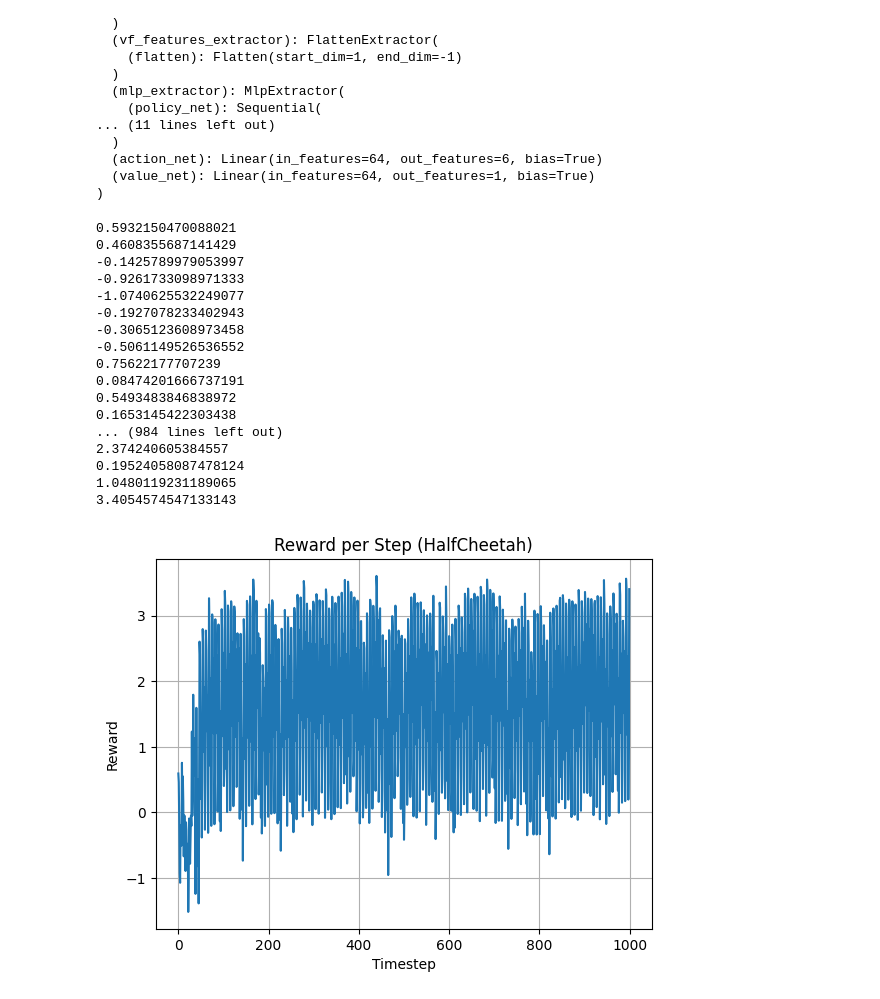
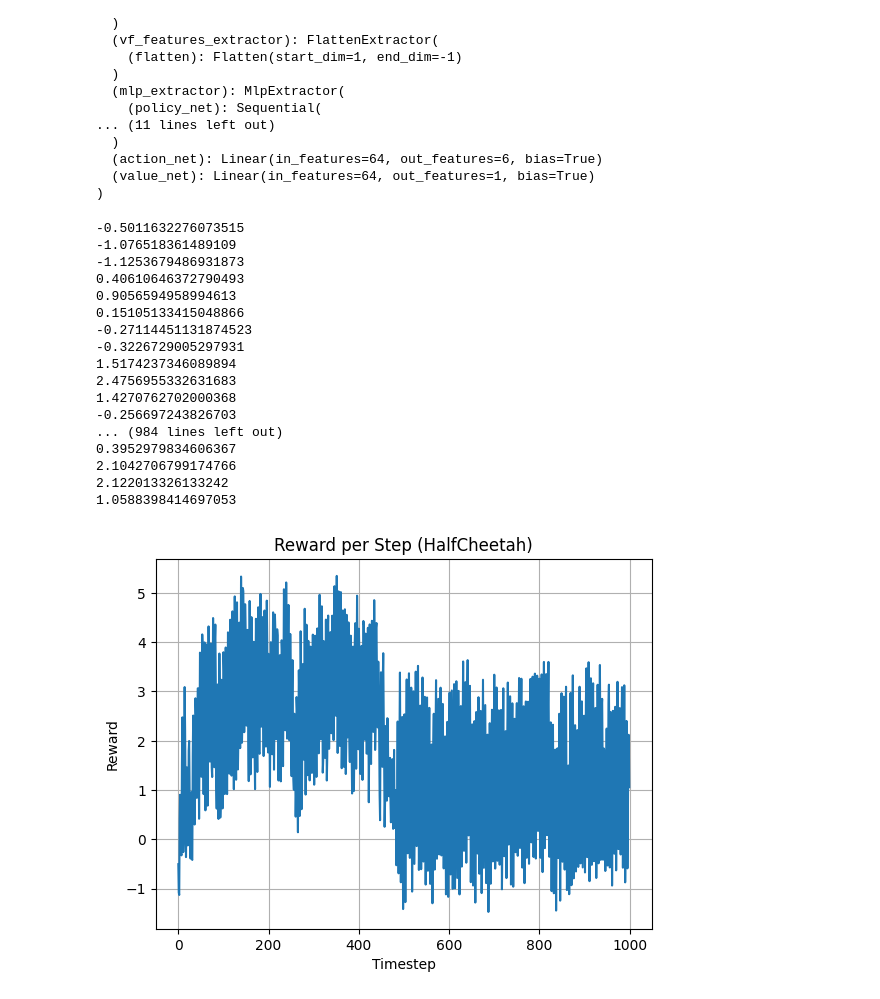
Before and after one commit to yashphalle/Half-Cheetah-RL-Project, a Jupyter notebook: env.ipynb, the cells around one changed output. Cells and saved outputs as stored; diff of their text form; code cells hidden in the pictures.

```diff
--- a/env.ipynb
+++ b/env.ipynb
@@ -34,7 +34,7 @@ Wrapping the env in a DummyVecEnv.
 |    iterations           | 440        |
 |    time_elapsed
 # %%
-model = PPO.load("ppo_halfcheetah.zip")
+model = PPO.load("ppo_halfcheetah_800000_steps.zip")
 
 print(model.policy)
 # %% [output]
@@ -58,49 +58,51 @@ ActorCriticPolicy(
 # %%
 import matplotlib.pyplot as plt
 import time
-# Create the environment (no rendering)
+
 env = gym.make("HalfCheetah-v5", render_mode="human")
 obs, _ = env.reset()
 
 # Store rewards for plotting
 rewards = []
 
 # Run the model
 for _ in range(1000):
-    action, _states = model.predict(obs, deterministic=True)
+    action, _states = model.predict(obs)
     obs, reward, done, truncated, info = env.step(action)
     print(reward)
     rewards.append(reward)
 
     if done or truncated:
         obs, _ = env.reset()
-    time.sleep(0.1)
+
+    time.sleep(0.05)
+
 
 env.close()
 
 # Plot the rewards
 plt.plot(rewards)
 plt.title("Reward per Step (HalfCheetah)")
 plt.xlabel("Timestep")
 plt.ylabel("Reward")
 plt.grid(True)
 plt.show()
 # %% [output]
-0.5932150470088021
-0.4608355687141429
--0.1425789979053997
--0.9261733098971333
--1.0740625532249077
--0.1927078233402943
--0.3065123608973458
--0.5061149526536552
-0.75622177707239
-0.08474201666737191
-0.5493483846838972
-0.1653145422303438
+-0.5011632276073515
+-1.076518361489109
+-1.1253679486931873
+0.40610646372790493
+0.9056594958994613
+0.15105133415048866
+-0.27114451131874523
+-0.3226729005297931
+1.5174237346089894
+2.4756955332631683
+1.4270762702000368
+-0.256697243826703
 ... (984 lines left out)
-2.374240605384557
-0.19524058087478124
-1.0480119231189065
-3.4054574547133143
+0.3952979834606367
+2.1042706799174766
+2.122013326133242
+1.0588398414697053
-[figure, old version]
+[figure, new version]
```
Also changed, not shown: 3 other files.
